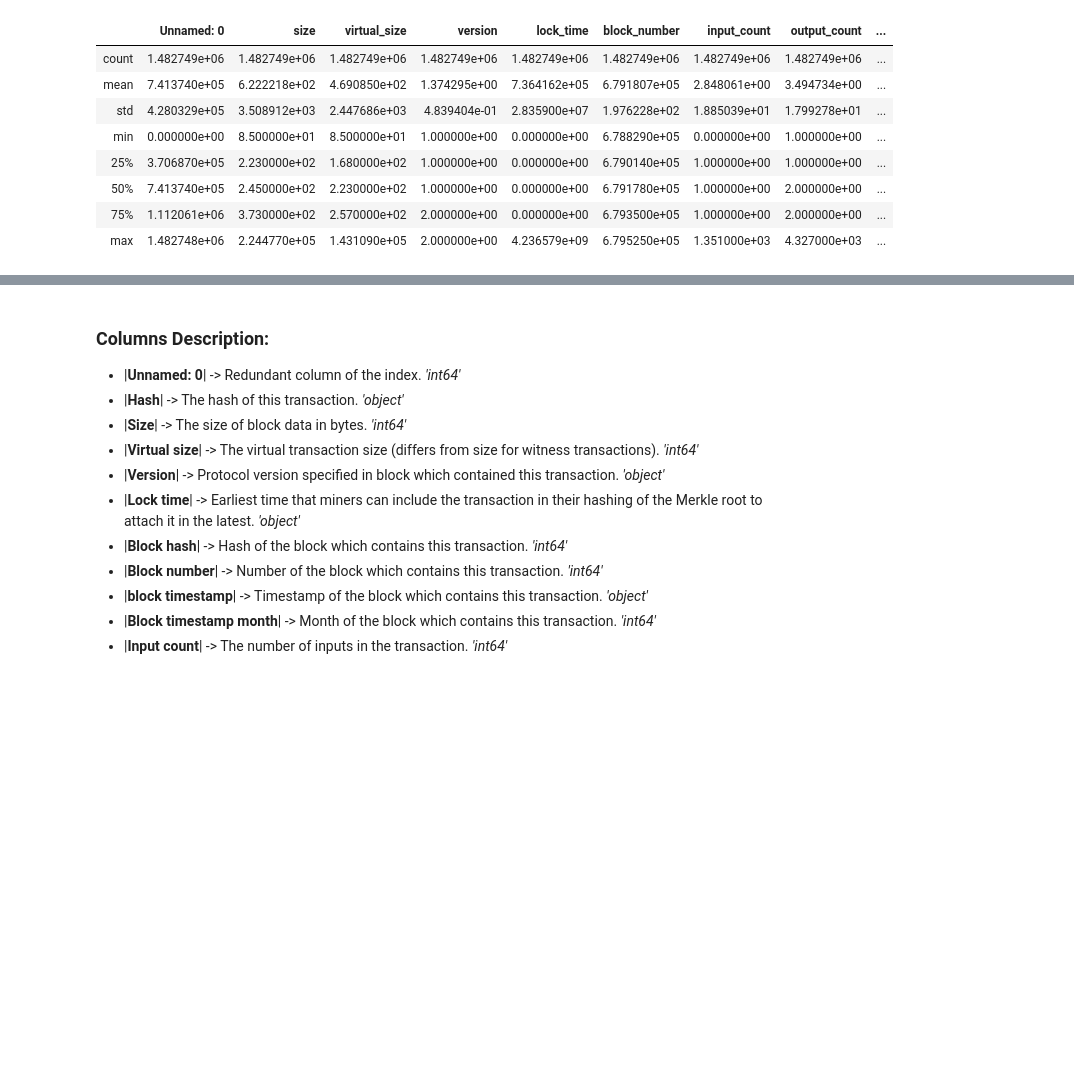
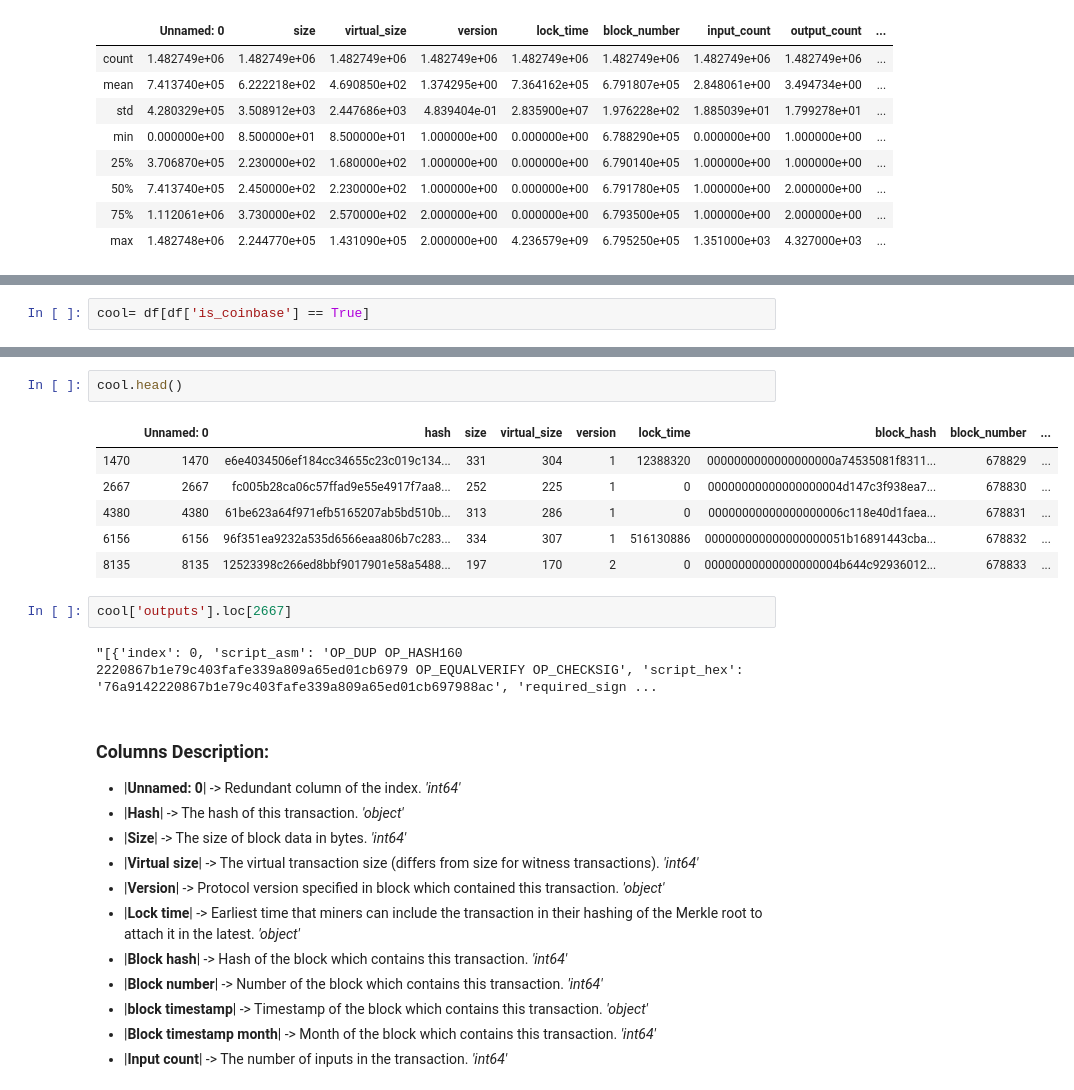
Before and after one commit to CommanderPoe/bitcoin_forensics, a Jupyter notebook: notebooks/03_Data Cleaning & EDA.ipynb, the cells around one changed output, grey strips where cells are left out. Drawn from its saved outputs; the diff is of its cells as text; blank space fills up the shorter version.

```diff
--- a/notebooks/03_Data Cleaning & EDA.ipynb
+++ b/notebooks/03_Data Cleaning & EDA.ipynb
@@ -148,0 +86,2 @@ df.head()
+# %%
+cool= df[df['is_coinbase'] == True]
@@ -149,3 +91,16 @@ df.head()
+# %%
+cool.head()
+# %% [output]
+|  | Unnamed: 0 | hash | size | virtual_size | version | lock_time | block_hash | block_number | ... |
+| 1470 | 1470 | e6e4034506ef184cc34655c23c019c134... | 331 | 304 | 1 | 12388320 | 0000000000000000000a74535081f8311... | 678829 | ... |
+| 2667 | 2667 | fc005b28ca06c57ffad9e55e4917f7aa8... | 252 | 225 | 1 | 0 | 00000000000000000004d147c3f938ea7... | 678830 | ... |
+| 4380 | 4380 | 61be623a64f971efb5165207ab5bd510b... | 313 | 286 | 1 | 0 | 00000000000000000006c118e40d1faea... | 678831 | ... |
+| 6156 | 6156 | 96f351ea9232a535d6566eaa806b7c283... | 334 | 307 | 1 | 516130886 | 000000000000000000051b16891443cba... | 678832 | ... |
+| 8135 | 8135 | 12523398c266ed8bbf9017901e58a5488... | 197 | 170 | 2 | 0 | 00000000000000000004b644c92936012... | 678833 | ... |
+# %%
+cool['outputs'].loc[2667]
+# %% [output]
+"[{'index': 0, 'script_asm': 'OP_DUP OP_HASH160 2220867b1e79c403fafe339a809a65ed01cb6979 OP_EQUALVERIFY OP_CHECKSIG', 'script_hex': '76a9142220867b1e79c403fafe339a809a65ed01cb697988ac', 'required_sign ...
 # %% [markdown]
 ### Columns Description:
 
```
Also changed, not shown: parts of 13 cells of this notebook, 1 other file.
